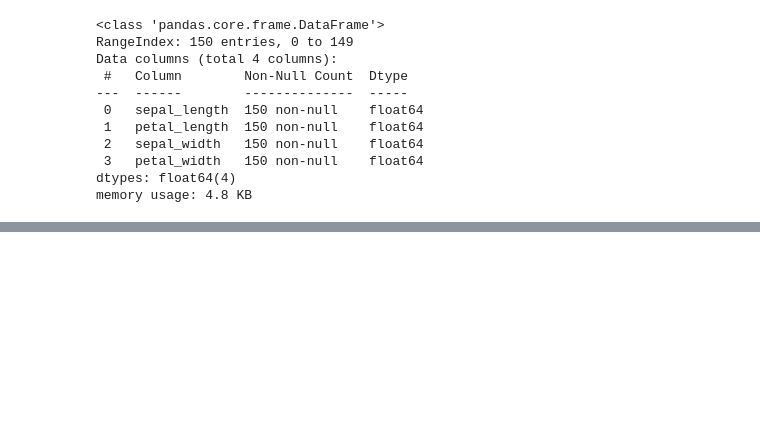
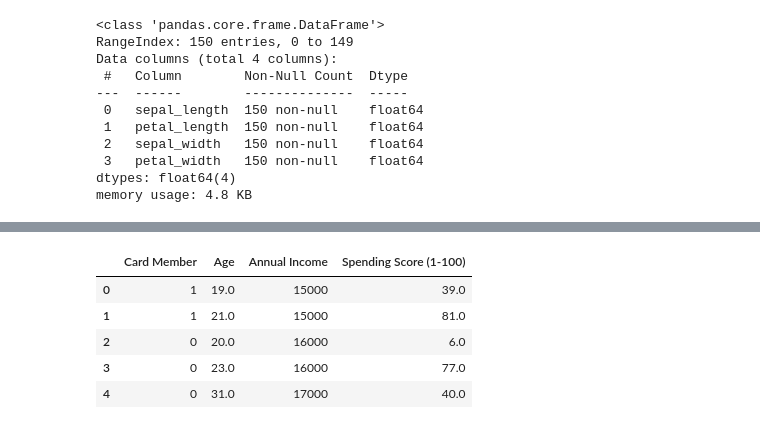
Before and after one commit to nitishsingh158/Cryptocurrencies, a Jupyter notebook: DataM.ipynb, the cells around one changed output, grey strips where cells are left out. Cells and saved outputs as stored; diff of their text form; code cells hidden in the pictures; blank space fills up the shorter version.

```diff
--- a/DataM.ipynb
+++ b/DataM.ipynb
@@ -41,0 +93,16 @@ new_iris_df.to_csv(output_file_path, index=False)
+# %%
+def change_string(member):
+    if member =='Yes':
+        return 1
+    else:
+        return 0
+# %%
+shopping_df['Card Member'] = shopping_df['Card Member'].apply(change_string)
+shopping_df.head()
+# %% [output]
+|  | Card Member | Age | Annual Income | Spending Score (1-100) |
+| 0 | 1 | 19.0 | 15000 | 39.0 |
+| 1 | 1 | 21.0 | 15000 | 81.0 |
+| 2 | 0 | 20.0 | 16000 | 6.0 |
+| 3 | 0 | 23.0 | 16000 | 77.0 |
+| 4 | 0 | 31.0 | 17000 | 40.0 |
```
Also changed, not shown: parts of 33 cells of this notebook, 10 other files.
